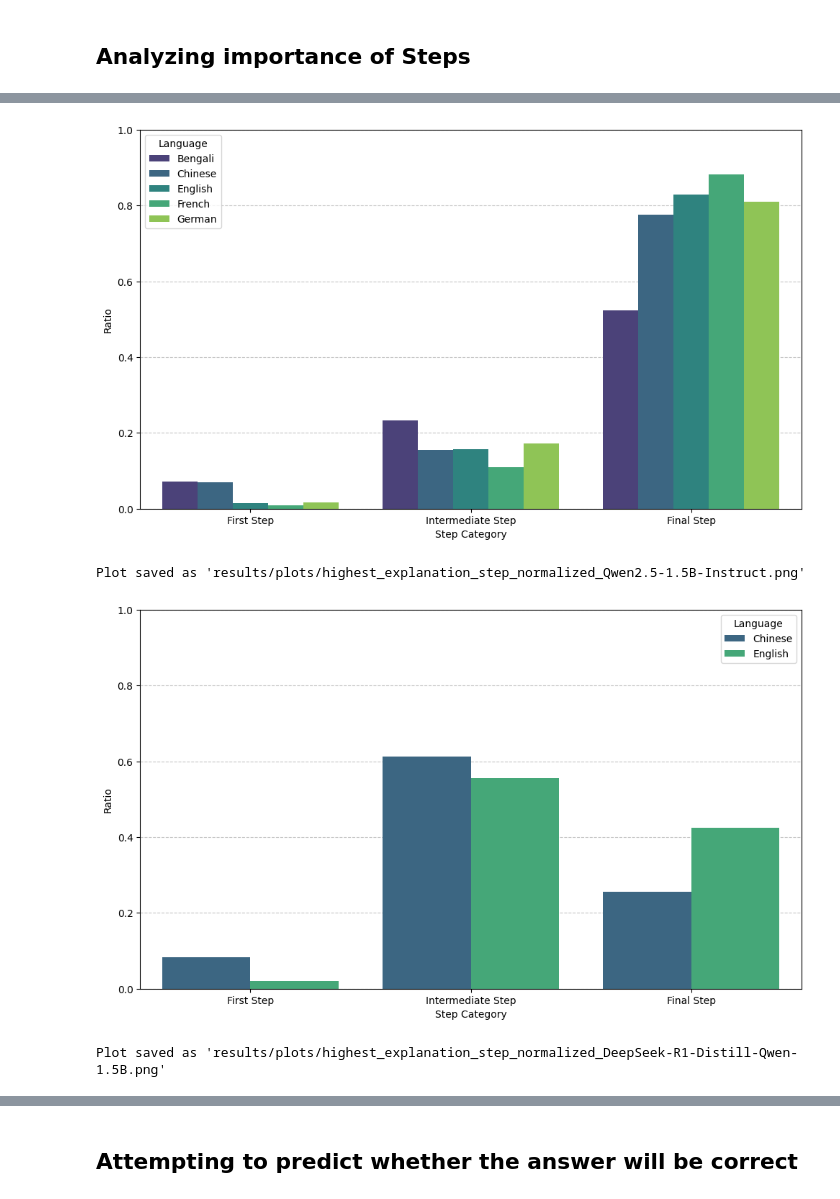
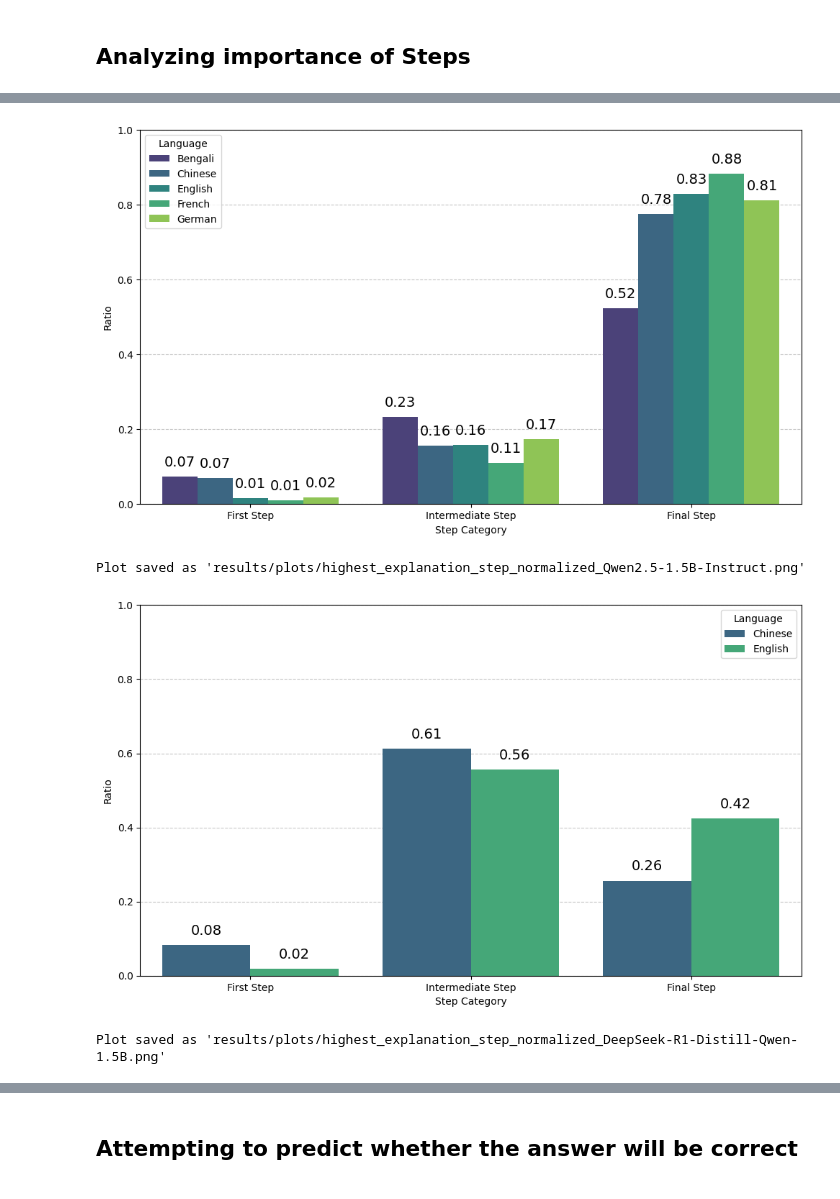
Before and after one commit to Jazhyc/IKNLP-Attribution, a Jupyter notebook: notebooks/analysis.ipynb, the cells around one changed output, grey strips where cells are left out. Saved outputs shown, nothing was run; the diff lists cells and outputs as text; code cells hidden in the pictures.

```diff
--- a/notebooks/analysis.ipynb
+++ b/notebooks/analysis.ipynb
@@ -809,39 +768,56 @@ def plot_highest_explanation_step_normalized(model_name, languages=None, save_di
     # Create the plot
     plt.figure(figsize=(10, 6))
     ax = sns.barplot(
         data=df_grouped,
         x='Step Category',
         y='Ratio',
         hue='Language',
         order=step_order,
         palette='viridis'
     )
 
     # Add grid behind the bars
     ax.set_axisbelow(True)
     plt.grid(axis='y', linestyle='--', alpha=0.7)
 
+    # Add value labels on top of each bar
+    for p in ax.patches:
+        # Get the height of each bar
+        height = p.get_height()
+        # Only add text if the bar exists (height > 0)
+        if height > 0:
+            # Add text label for ratio
+            ax.text(
+                p.get_x() + p.get_width()/2.,     # x-coordinate (center of bar)
+                height + 0.02,                     # y-coordinate (slightly above bar)
+                f'{height:.2f}',                   # text (formatted ratio)
+                ha='center',                       # horizontal alignment
+                va='bottom',                       # vertical alignment
+                fontsize=14,                        # font size
+                color='black'                      # text color
+            )
+
     # Customize the plot
     plt.ylabel('Ratio')
     plt.xlabel('Step Category')
     plt.legend(title='Language')
     plt.tight_layout()
     plt.ylim(0, 1)  # Set y-axis limits to [0, 1]
 
     # Save and show the plot
     plt.savefig(plot_path, dpi=300)
     plt.show()
     print(f"Plot saved as '{plot_path}'")
 
 # Example usage
 plot_highest_explanation_step_normalized("Qwen2.5-1.5B-Instruct")
 # %% [output]
-[figure, old version]
+[figure, new version]
 Plot saved as 'results/plots/highest_explanation_step_normalized_Qwen2.5-1.5B-Instruct.png'
 # %%
 plot_highest_explanation_step_normalized(qwen_reasoning, languages=['en', 'zh'])
 # %% [output]
-[figure, old version]
+[figure, new version]
 Plot saved as 'results/plots/highest_explanation_step_normalized_DeepSeek-R1-Distill-Qwen-1.5B.png'
 # %%
 import pandas as pd
```
Also changed, not shown: parts of 16 cells of this notebook, 12 other files.
